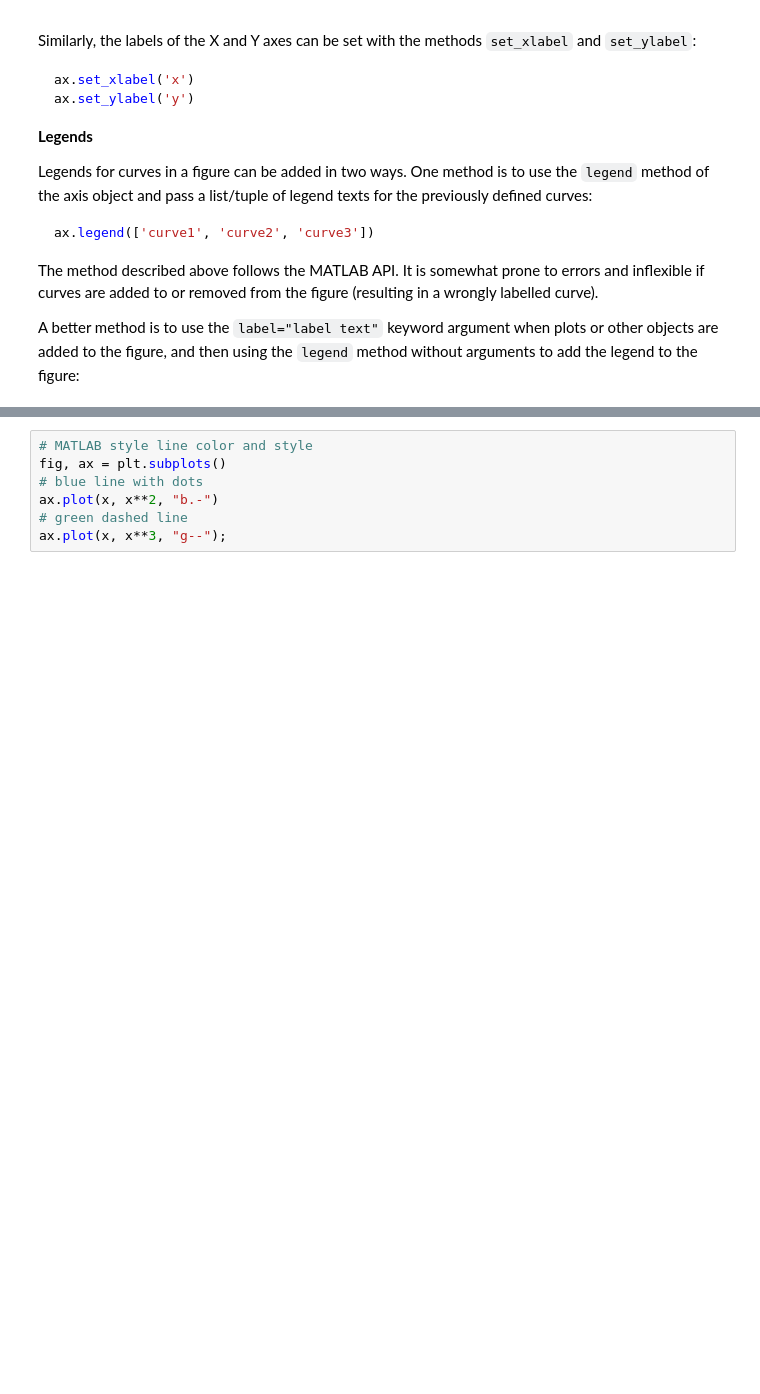
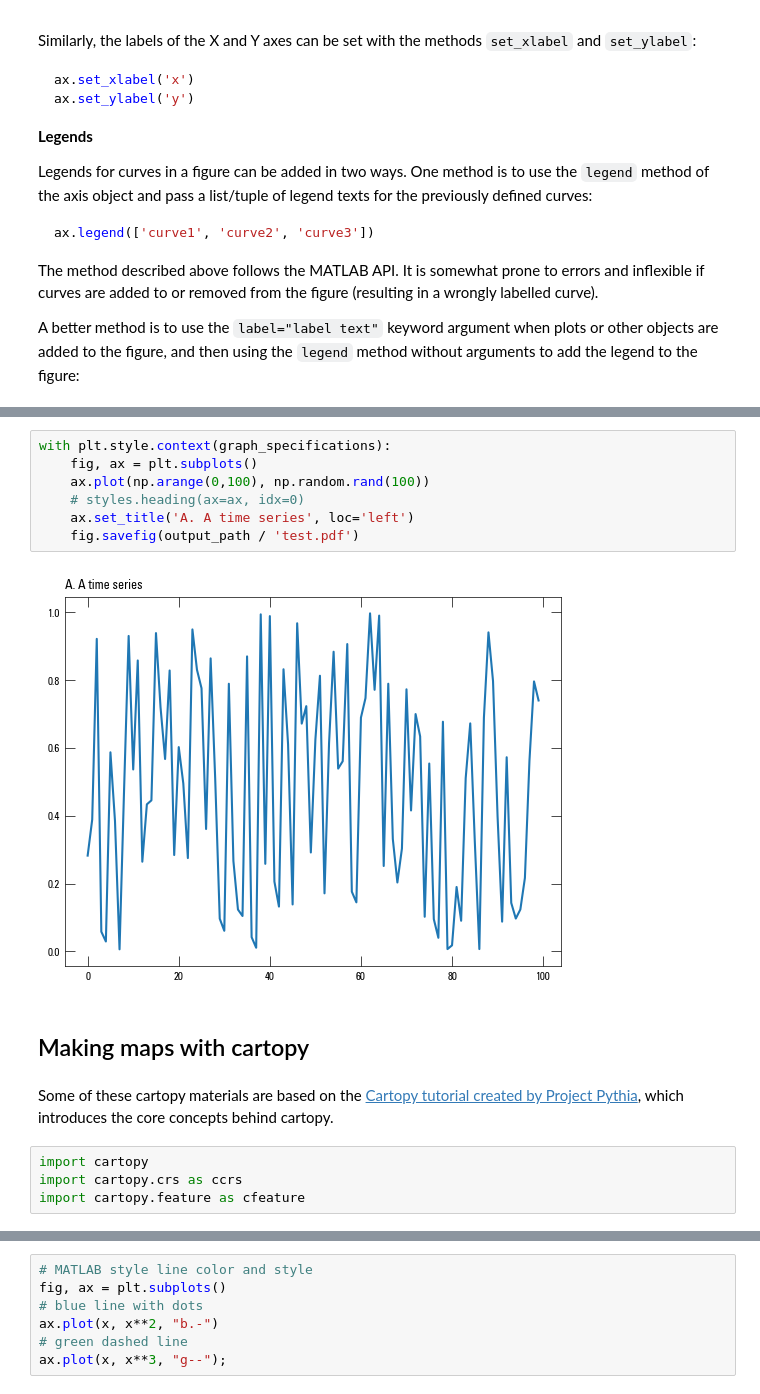
Before and after one commit to DOI-USGS/python-for-hydrology, a Jupyter notebook: notebooks/part0_python_intro/06_matplotlib.ipynb, the cells around one changed output, grey strips where cells are left out. Saved outputs shown, nothing was run; the diff lists cells and outputs as text; blank space fills up the shorter version.

```diff
--- a/notebooks/part0_python_intro/06_matplotlib.ipynb
+++ b/notebooks/part0_python_intro/06_matplotlib.ipynb
@@ -164,0 +342,17 @@ With `matplotlib`, the colors of lines and other graphical elements can be defin
+# %%
+with plt.style.context(graph_specifications):
+    fig, ax = plt.subplots()
+    ax.plot(np.arange(0,100), np.random.rand(100))
+    # styles.heading(ax=ax, idx=0)
+    ax.set_title('A. A time series', loc='left')
+    fig.savefig(output_path / 'test.pdf')
+# %% [output]
+[figure, added]
+# %% [markdown]
+## Making maps with cartopy
+# %% [markdown]
+Some of these cartopy materials are based on the [Cartopy tutorial created by Project Pythia](https://foundations.projectpythia.org/core/cartopy.html), which introduces the core concepts behind cartopy.
+# %%
+import cartopy
+import cartopy.crs as ccrs
+import cartopy.feature as cfeature
```
Also changed, not shown: parts of 83 cells of this notebook.
